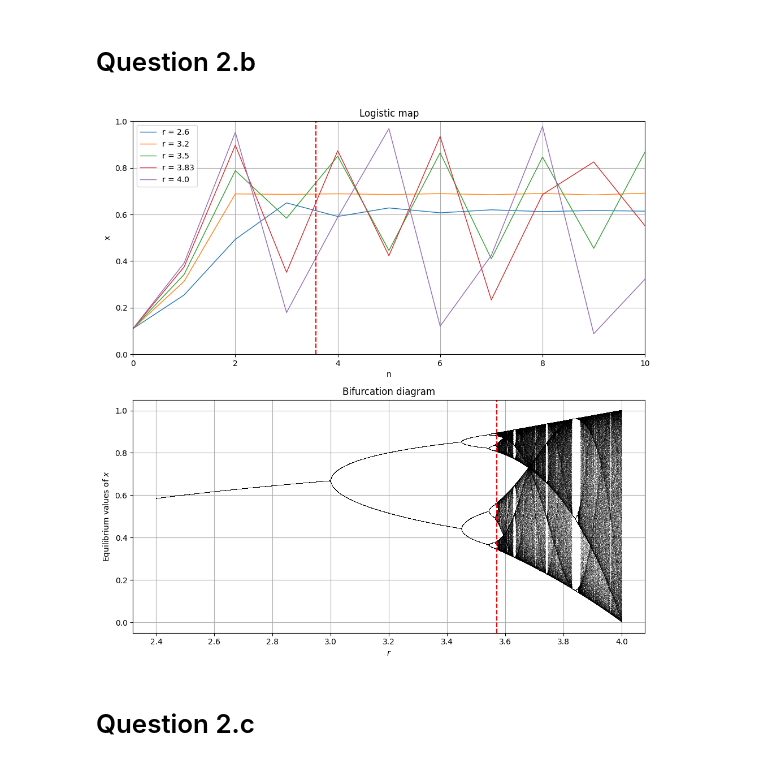
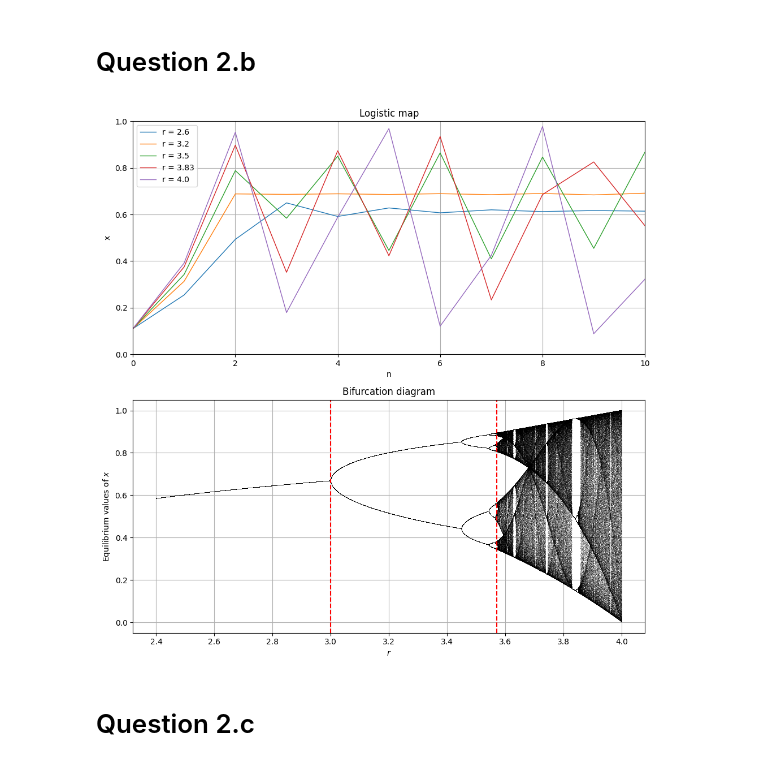
Before and after one commit to UlizesR/computational_physics, a Jupyter notebook: LMTimeSeries.ipynb, the cells around one changed output. Drawn from its saved outputs; the diff is of its cells as text; code cells hidden in the pictures.

```diff
--- a/LMTimeSeries.ipynb
+++ b/LMTimeSeries.ipynb
@@ -101,35 +102,35 @@ fig, axs = plt.subplots(2, 1, figsize=(10, 10))
 # Plot logistic map for different r values
 for r in r_series:
     x = logistic_map_iterate(x, r, N)
     axs[0].plot(x, linewidth=1, label=f'r = {r}')
 
 axs[0].set_xlim([0, 10])
 axs[0].set_ylim([0, 1])
 axs[0].set_xlabel('n')
 axs[0].set_ylabel('x')
 axs[0].set_title('Logistic map')
 axs[0].grid(True)
-axs[0].axvline(3.56995, color='r', linestyle='--')  # Onset of chaos
 axs[0].legend()
 
 # Plot bifurcation diagram
 x = 0.5 * np.ones_like(r_vals)
 
 for i in range(N):
     x = logistic_map(x, r_vals)
     if i >= N_skip:
         axs[1].plot(r_vals, x, ',k', alpha=0.25)
 
 axs[1].set_xlabel('$r$')
 axs[1].set_ylabel('Equilibrium values of $x$')
 axs[1].set_title('Bifurcation diagram')
 axs[1].grid(True)
+axs[1].axvline(3, color='r', linestyle='--')  # Stable fixed point
 axs[1].axvline(3.56995, color='r', linestyle='--', label='Onset of chaos')
 
 plt.tight_layout()
 plt.show()
 # %% [output]
-[figure, old version]
+[figure, new version]
 # %% [markdown]
 # Question 2.c
 # %%
```
Also changed, not shown: parts of 2 cells of this notebook, 1 other file.
